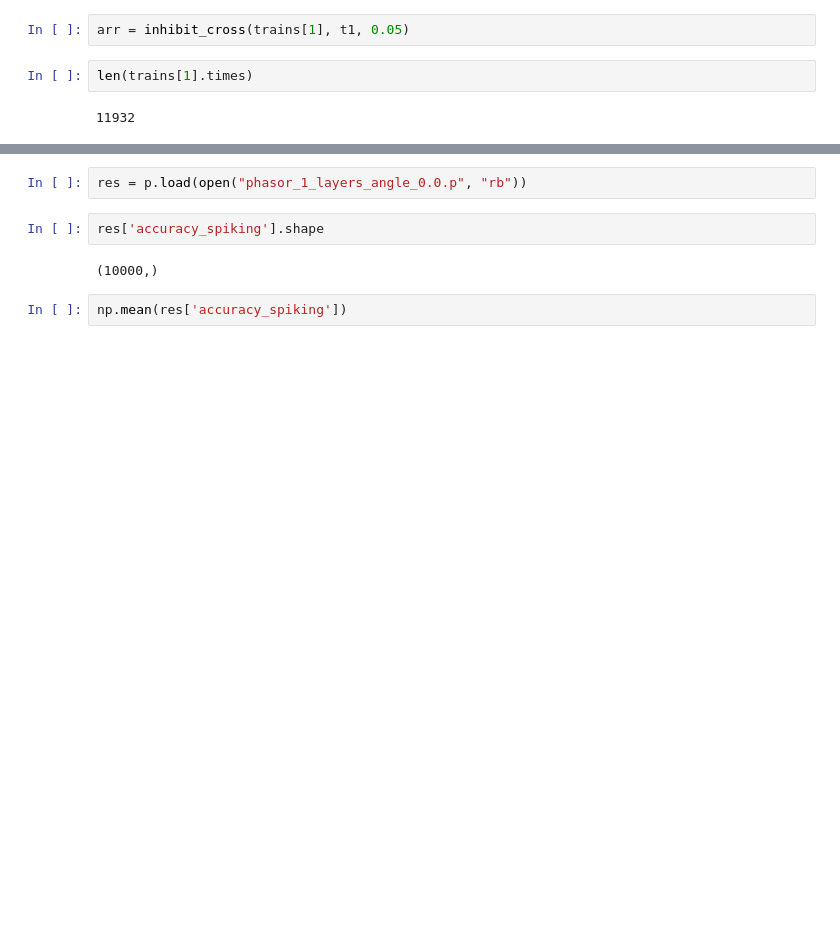
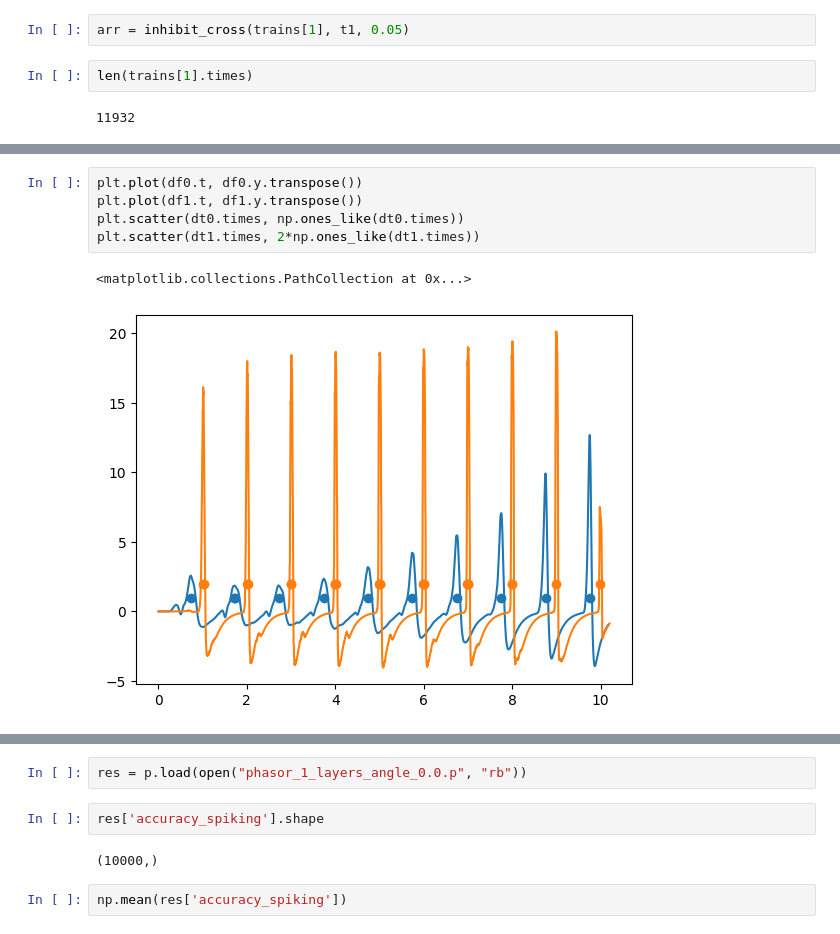
Before and after one commit to wilkieolin/phasor_jax, a Jupyter notebook: fashion test mlp.ipynb, the cells around one changed output, grey strips where cells are left out. Cells and saved outputs as stored; diff of their text form; blank space fills up the shorter version.

```diff
--- a/fashion test mlp.ipynb
+++ b/fashion test mlp.ipynb
@@ -438,0 +322,8 @@ array([[[-0.04,  0.  ,  0.  , ...,  0.02,  0.  ,  0.  ],
+# %%
+plt.plot(df0.t, df0.y.transpose())
+plt.plot(df1.t, df1.y.transpose())
+plt.scatter(dt0.times, np.ones_like(dt0.times))
+plt.scatter(dt1.times, 2*np.ones_like(dt1.times))
+# %% [output]
+<matplotlib.collections.PathCollection at 0x...>
+[figure, added]
```
Also changed, not shown: parts of 58 cells of this notebook, 7 other files.
